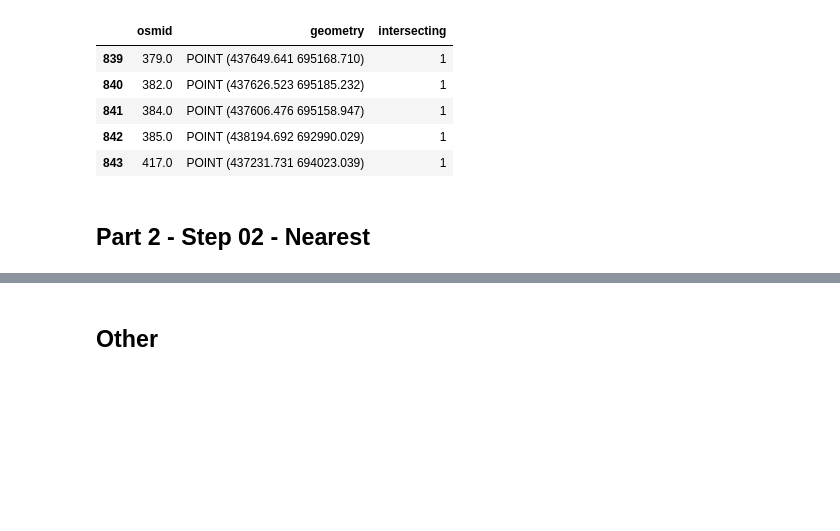
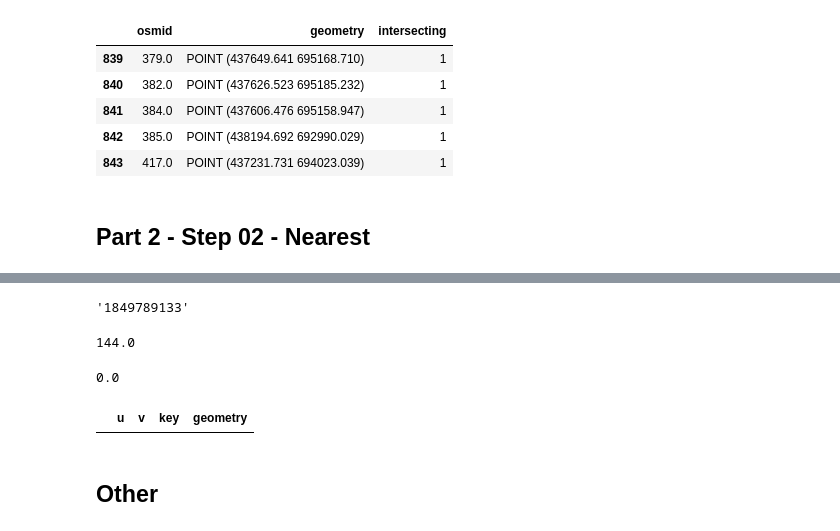
Before and after one commit to Observatorio-Ciudades/accesibilidad-urbana, a Jupyter notebook: notebooks/projects/volvo/09_tessellations_boeing_ntw_join_pt2.ipynb, the cells around one changed output, grey strips where cells are left out. Drawn from its saved outputs; the diff is of its cells as text; code cells hidden in the pictures; blank space fills up the shorter version.

```diff
--- a/notebooks/projects/volvo/09_tessellations_boeing_ntw_join_pt2.ipynb
+++ b/notebooks/projects/volvo/09_tessellations_boeing_ntw_join_pt2.ipynb
@@ -1317,3 +1472,19 @@ for idx, node in connecting_node.iterrows():
+# %%
+cn_nearest_u
+# %% [output]
+'1849789133'
+# %%
+cn_nearest_v
+# %% [output]
+144.0
+# %%
+cn_nearest_key
+# %% [output]
+0.0
+# %%
+ntw_01_edges.loc[(ntw_01_edges.u==cn_nearest_u) &(ntw_01_edges.v==cn_nearest_v) & (ntw_01_edges.key==cn_nearest_key)]
+# %% [output]
+|  | u | v | key | geometry |
 # %% [markdown]
 ## __Other__
 # %%
```
Also changed, not shown: parts of 22 cells of this notebook.
